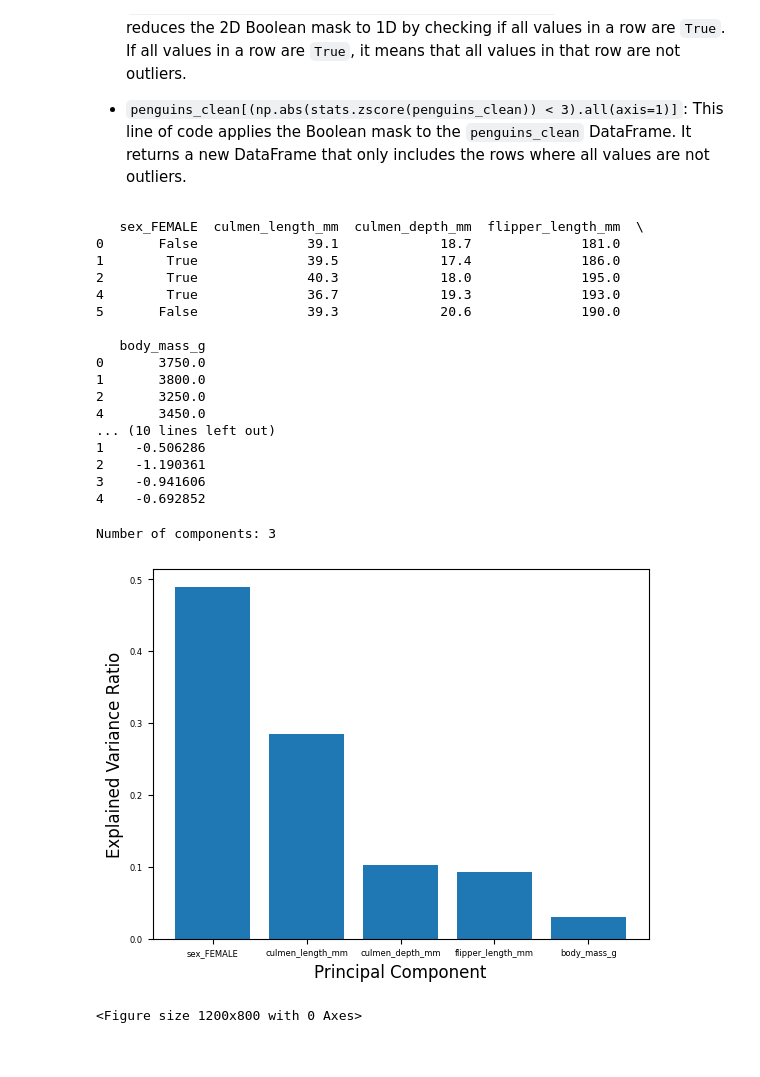
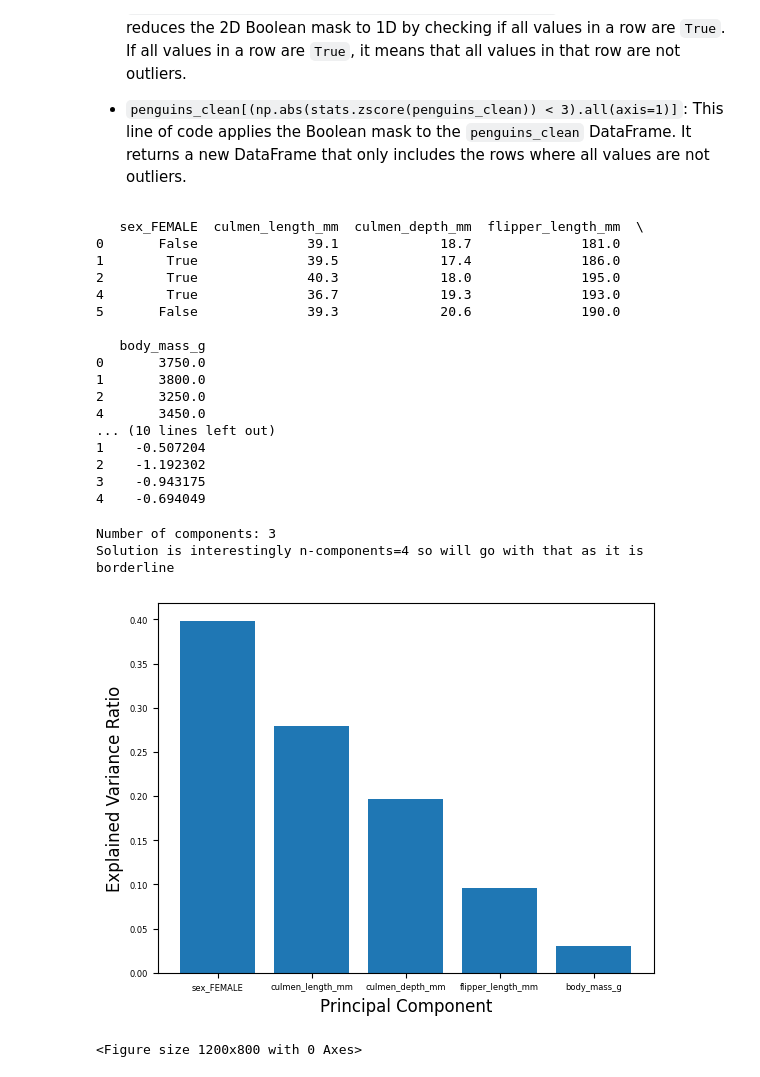
Before and after one commit to edoatley/ml, a Jupyter notebook: datacamp/projects/antarctic-penguins/notebook.ipynb, the cells around one changed output. Drawn from its saved outputs; the diff is of its cells as text; code cells hidden in the pictures.

Commit message:
completed penguins

```diff
--- a/datacamp/projects/antarctic-penguins/notebook.ipynb
+++ b/datacamp/projects/antarctic-penguins/notebook.ipynb
@@ -66,21 +73,40 @@ def check_for_shape_null_na(df, title):
     print(null_na_check)
     print('')
 # %%
+# penguins_df.boxplot()
+# plt.show()
 # Begin by reading in `"data/penguins.csv"` as a pandas DataFrame called `penguins_df`, then investigate and clean the dataset by
 # removing the null values and outliers. Save as a cleaned DataFrame called `penguins_clean`.
 check_for_shape_null_na(penguins_df, 'Before processing')
 
 # Remove null values for features
-penguins_clean = penguins_df[penguins_df["sex"].notna()]
-check_for_shape_null_na(penguins_clean, 'After NaN processing')
+#penguins_clean = penguins_df[penguins_df["sex"].notna()]
+#check_for_shape_null_na(penguins_clean, 'After NaN processing')
+penguins_df = penguins_df.dropna() # this way is more elegant albeit less targeted
 
-# Remove . values for sex column
+
+# Remove outliers
+# ===============
+
+# My method is using scipy.stats.zscore & we will remove all rows that have outliers
+# (more than 3 standard deviations from mean) in at least one column
+# from scipy import stats
+# penguins_clean = penguins_df[(np.abs(stats.zscore(penguins_df.iloc[:,:-1])) < 3).all(axis=1)]
+# check_for_shape_null_na(penguins_clean, 'After NaN & outlier processing')
+
+# outliers = pd.concat([penguins_df, penguins_clean]).drop_duplicates(keep=False)
+
+# Solution method is to remove rows where flipper_length_mm is less than 0 or greater than 4000
+# They seem to rely on manual observation in the solution for this but it does catch the -132mm outlier
+# I think my method is more robust generally, but it could do with catching the negative one...
+solution_condition = (penguins_df['flipper_length_mm'] > 0) | (penguins_df['flipper_length_mm'] < 4000)
+penguins_clean = penguins_df[solution_condition]
+solution_outliers = pd.concat([penguins_df,penguins_clean]).drop_duplicates(keep=False)
+
+# # Remove . values for sex column
+# # They don't seem to do this in the solution at this point rather later, but I think it's a good idea to remove these rows now
 penguins_clean = penguins_clean[penguins_clean['sex'] != '.']
-
-# Remove outliers - using scipy.stats.zscore we will remove all rows that have outliers (more than 3 standard deviations from mean) in at least one column
-from scipy import stats
-penguins_clean = penguins_clean[(np.abs(stats.zscore(penguins_clean.iloc[:,:-1])) < 3).all(axis=1)]
-check_for_shape_null_na(penguins_clean, 'After NaN & outlier processing')
+check_for_shape_null_na(penguins_clean, 'After all pre-processing')
 # %% [output]
 Before processing:
 =========================
@@ -143,43 +169,46 @@ print(penguins_preprocessed.head())
 2       3250.0
 4       3450.0
 ... (10 lines left out)
-1    -0.506286
-2    -1.190361
-3    -0.941606
-4    -0.692852
+1    -0.507204
+2    -1.192302
+3    -0.943175
+4    -0.694049
 # %%
 # -  to determine the desired number
 # of components, considering any component with an explained variance ratio above 10% as a suitable component.
 # Save the number of components as a variable called `n_components`.
 
 # This is just to make plots appear in the notebook
 %matplotlib inline
 
 # Import our plotting module, and PCA class
 import matplotlib.pyplot as plt
 from sklearn.decomposition import PCA
-pca = PCA()
+pca = PCA(n_components=None)
 
 # Perform Principal Component Analysis (PCA) on the features
 pca.fit(penguins_preprocessed)
 exp_variance = pca.explained_variance_ratio_
 # plot the explained variance ratios using a barplot
 fig, ax = plt.subplots()
 plt.figure(figsize=(12, 8))
 plt.rcParams['font.size'] = 6
 ax.bar(penguins_preprocessed.columns.tolist(), exp_variance)
 ax.set_ylabel('Explained Variance Ratio', fontsize=12)
 ax.set_xlabel('Principal Component', fontsize=12)
 
 # calculate the number of features with > 10% explained variance
 n_components = sum([1 if x > 0.1 else 0 for x in exp_variance])
 print(f'Number of components: {n_components}')
+print('Solution is interestingly n-components=4 so will go with that as it is borderline')
+n_components = 4
 
 pca = PCA(n_components=n_components)
 penguins_PCA = pca.fit_transform(penguins_preprocessed)
 # %% [output]
 Number of components: 3
+Solution is interestingly n-components=4 so will go with that as it is borderline
-[figure, old version]
+[figure, new version]
 <Figure size 1200x800 with 0 Axes>
 # %%
 # Employ k-means clustering on the `penguins_PCA` dataset, setting random_state=42,
```
Also changed, not shown: parts of 5 cells of this notebook, 2 other files.
